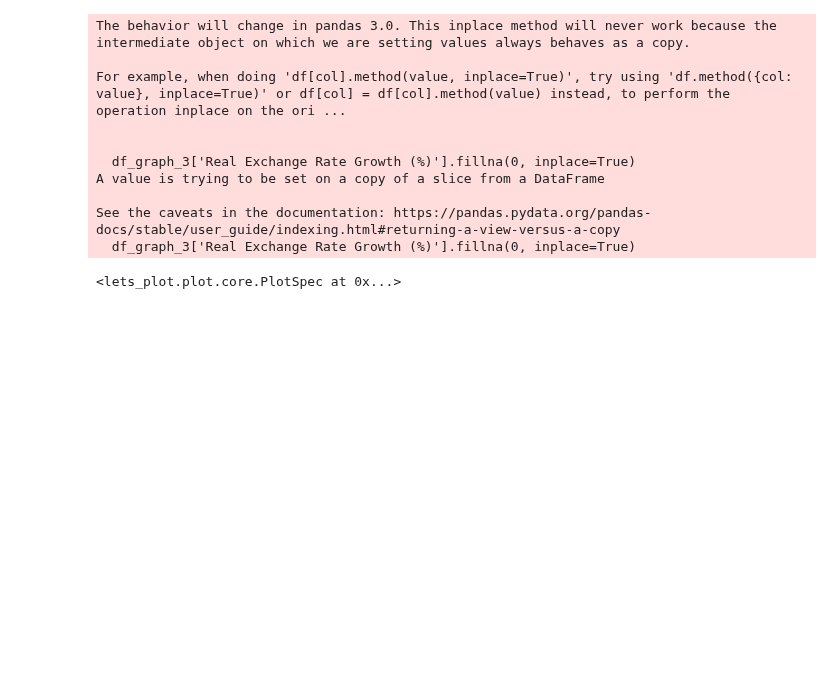
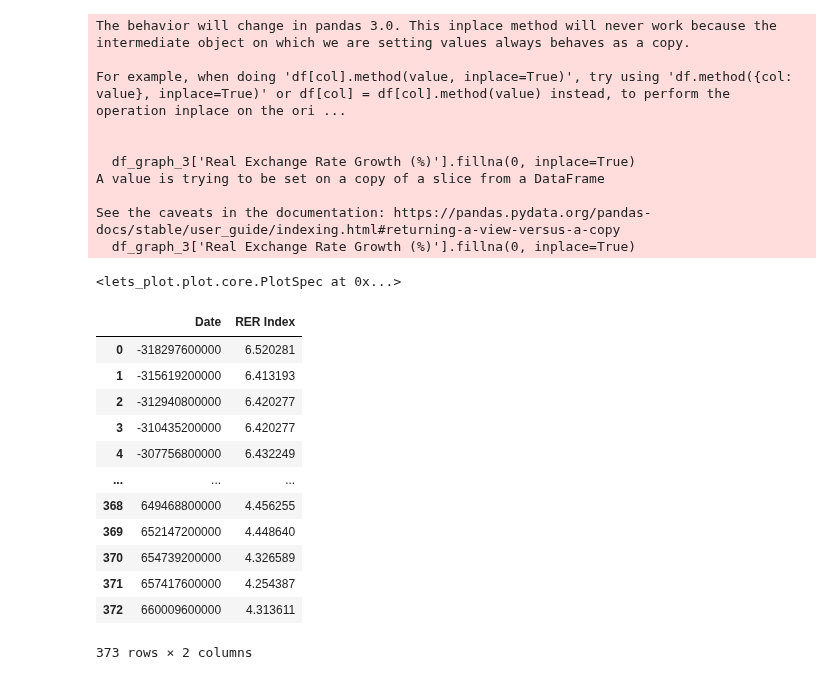
Before and after one commit to SparklyPlant/The-Grave-of-Ming, a Jupyter notebook: Code/NB1.ipynb, the cells around one changed output. Cells and saved outputs as stored; diff of their text form; code cells hidden in the pictures; blank space fills up the shorter version.

Commit message:
Final Q5 graph

```diff
--- a/Code/NB1.ipynb
+++ b/Code/NB1.ipynb
@@ -664,3 +665,21 @@ A value is trying to be set on a copy of a slice from a DataFrame
 See the caveats in the documentation: https://pandas.pydata.org/pandas-docs/stable/user_guide/indexing.html#returning-a-view-versus-a-copy
   df_graph_3['Real Exchange Rate Growth (%)'].fillna(0, inplace=True)
 <lets_plot.plot.core.PlotSpec at 0x...>
+# %%
+df_graph_4 = pd.read_json('../Data/real_exchange_rate_index.json')
+
+display(df_graph_4)
+# %% [output]
+|  | Date | RER Index |
+| 0 | -318297600000 | 6.520281 |
+| 1 | -315619200000 | 6.413193 |
+| 2 | -312940800000 | 6.420277 |
+| 3 | -310435200000 | 6.420277 |
+| 4 | -307756800000 | 6.432249 |
+| ... | ... | ... |
+| 368 | 649468800000 | 4.456255 |
+| 369 | 652147200000 | 4.448640 |
+| 370 | 654739200000 | 4.326589 |
+| 371 | 657417600000 | 4.254387 |
+| 372 | 660009600000 | 4.313611 |
+373 rows × 2 columns
```
Also changed, not shown: parts of 5 cells of this notebook, 1 other file.
